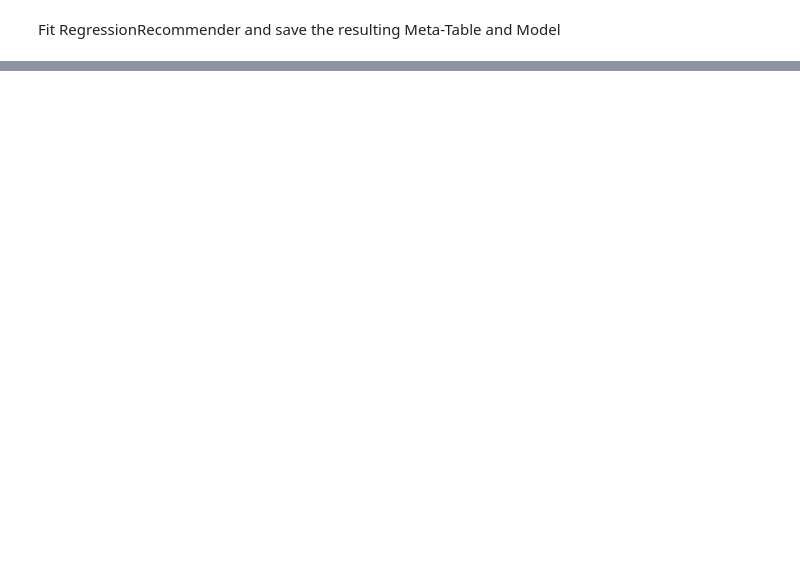
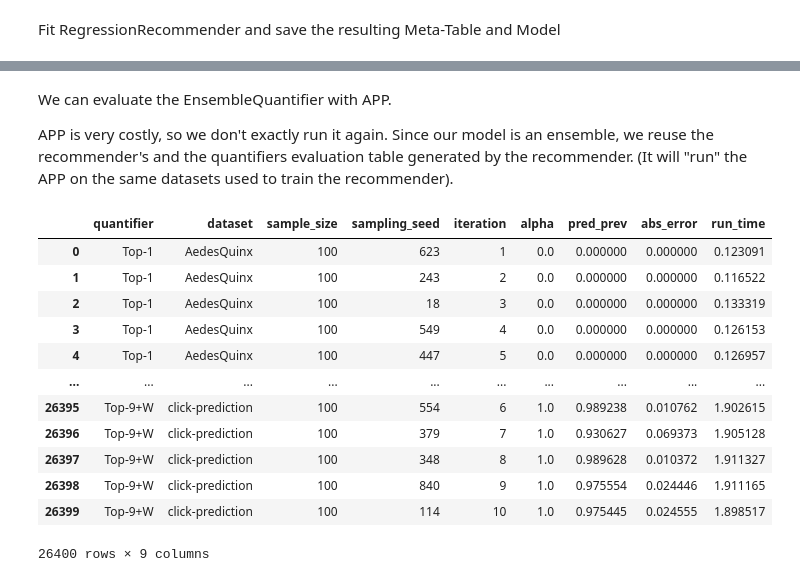
Before and after one commit to Bachega/quantifier_recommender, a Jupyter notebook: analysis.ipynb, the cells around one changed output, grey strips where cells are left out. Saved outputs shown, nothing was run; the diff lists cells and outputs as text; code cells hidden in the pictures; blank space fills up the shorter version.

```diff
--- a/analysis.ipynb
+++ b/analysis.ipynb
@@ -115,0 +76,11 @@ k_eval
+# %%
+from regression_recommender import RegressionRecommender
+
+# There is a built-in method to evaluate the RegressionRecommender
+# using the leave-one-out strategy. It excludes one instance from the
+# meta-table and uses the remaining instances to fit the model. Then,
+# it predicts the ranking of the excluded instance and appends the
+# predicted ranking alongside the true ranking to the recommender evaluation table.
+recommender = RegressionRecommender()
+recommender_eval, quantifiers_eval = recommender.leave_one_out_evaluation("./plot_data/regression_recommender_evaluation_table.csv",
+                                                                          "./plot_data/regression_recommender_quantifiers_evaluation_table.csv")
@@ -115,0 +152,24 @@ k_eval
+# %% [markdown]
+We can evaluate the EnsembleQuantifier with APP.
+
+APP is very costly, so we don't exactly run it again. Since our model is an ensemble, we reuse the recommender's and the quantifiers evaluation table generated by the recommender. (It will "run" the APP on the same datasets used to train the recommender).
+# %%
+from ensemble_quantifier import EnsembleQuantifier
+
+# We need the recommender evaluation table and the quantifiers evaluation table
+# generated with the leave_one_out_evaluation method from the RegressionRecommender.
+ensemble_qtf.evaluation(recommender_eval, quantifiers_eval, "./plot_data/ensemble_quantifier_evaluation_table.csv")
+# %% [output]
+|  | quantifier | dataset | sample_size | sampling_seed | iteration | alpha | pred_prev | abs_error | run_time |
+| 0 | Top-1 | AedesQuinx | 100 | 623 | 1 | 0.0 | 0.000000 | 0.000000 | 0.123091 |
+| 1 | Top-1 | AedesQuinx | 100 | 243 | 2 | 0.0 | 0.000000 | 0.000000 | 0.116522 |
+| 2 | Top-1 | AedesQuinx | 100 | 18 | 3 | 0.0 | 0.000000 | 0.000000 | 0.133319 |
+| 3 | Top-1 | AedesQuinx | 100 | 549 | 4 | 0.0 | 0.000000 | 0.000000 | 0.126153 |
+| 4 | Top-1 | AedesQuinx | 100 | 447 | 5 | 0.0 | 0.000000 | 0.000000 | 0.126957 |
+| ... | ... | ... | ... | ... | ... | ... | ... | ... | ... |
+| 26395 | Top-9+W | click-prediction | 100 | 554 | 6 | 1.0 | 0.989238 | 0.010762 | 1.902615 |
+| 26396 | Top-9+W | click-prediction | 100 | 379 | 7 | 1.0 | 0.930627 | 0.069373 | 1.905128 |
+| 26397 | Top-9+W | click-prediction | 100 | 348 | 8 | 1.0 | 0.989628 | 0.010372 | 1.911327 |
+| 26398 | Top-9+W | click-prediction | 100 | 840 | 9 | 1.0 | 0.975554 | 0.024446 | 1.911165 |
+| 26399 | Top-9+W | click-prediction | 100 | 114 | 10 | 1.0 | 0.975445 | 0.024555 | 1.898517 |
+26400 rows × 9 columns
```
Also changed, not shown: parts of 26 cells of this notebook, 26 other files.
